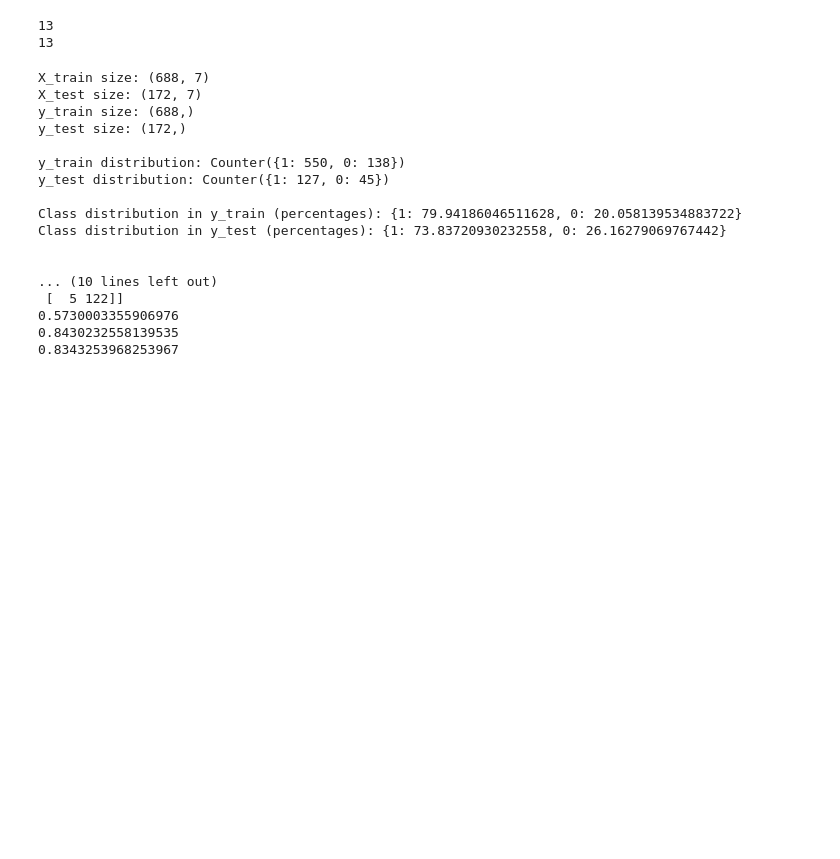
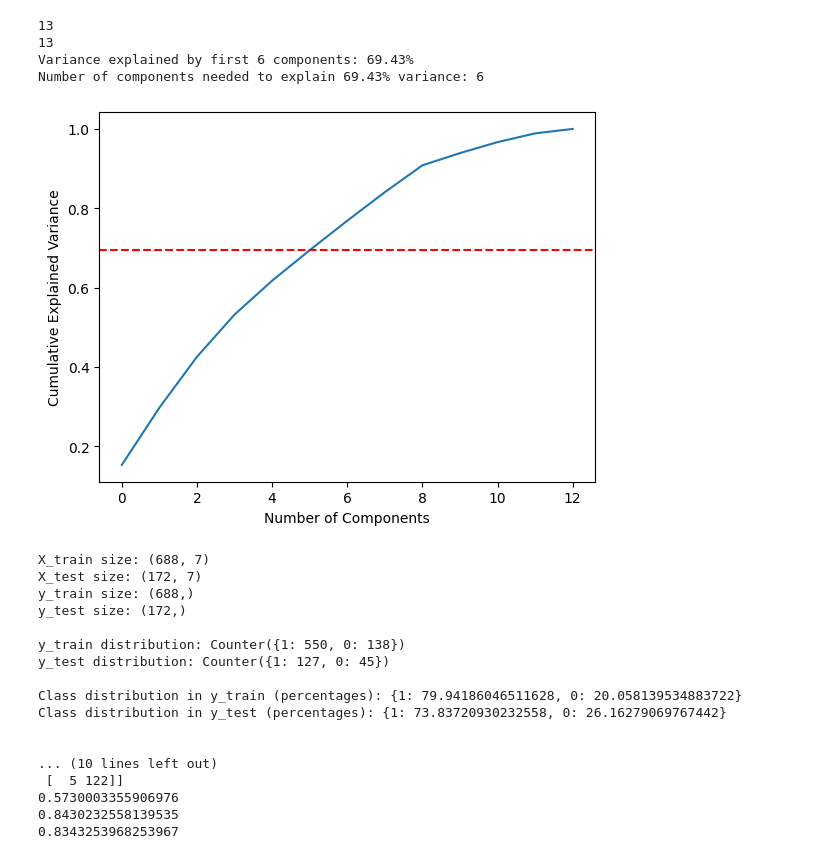
Before and after one commit to WenjieXu793/Agora, a Jupyter notebook: Model_Training/improved_models/RandomForestClassifier-Final-XWJNEW.ipynb, the cells around one changed output. Drawn from its saved outputs; the diff is of its cells as text; code cells hidden in the pictures; blank space fills up the shorter version.

```diff
--- a/Model_Training/improved_models/RandomForestClassifier-Final-XWJNEW.ipynb
+++ b/Model_Training/improved_models/RandomForestClassifier-Final-XWJNEW.ipynb
@@ -29,43 +29,58 @@ X2 = training_df[['headline_polarity', 'convo_polarity','forwardEps','bookValue'
         'shortRatio', 'shortPercentOfFloat', 'last2PolarityDeltaConvo', 'last2PolarityDeltaHead','ConversationR2','HeadlinesR2','HeadlinePascal','ConversationPascal']]
 y2 = training_df['Buy']
 # %%
-import os
+import os # This section is used for calculating the principal components, creating visuals for them and exporting them to a file.
 num_comp = 13
 scaler = StandardScaler()
 pc = scaler.fit_transform(X2)
 
 pca = PCA(n_components=num_comp)
 pc = pca.fit_transform(pc)
+
+cumulative_variance = np.cumsum(pca.explained_variance_ratio_)
+num_required_components = np.argmax(cumulative_variance >= 0.6943) + 1
 
 components = pd.DataFrame(
     pca.components_,
     columns=X2.columns,
     index=[f"PC{i+1}" for i in range(pca.n_components_)]
 )
 
 components.to_csv("pca_components_XTrain.csv", index=True)
 print(len(components.columns.tolist()))
 print(len(components.iloc[0].tolist()))
+variance_explained = np.sum(pca.explained_variance_ratio_[:6])
+print(f"Variance explained by first {6} components: {variance_explained:.2%}")
+print(f"Number of components needed to explain 69.43% variance: {num_required_components}")
 
 output_dir = "./PCGraphs"
 os.makedirs(output_dir, exist_ok=True)
 
 for i in range(num_comp):
     plt.figure(figsize=(10, 6))
     plt.bar(components.columns, components.iloc[i])  # change iloc to see different PC#
     plt.title("Feature Contributions to PC" + str(i+1))
     plt.xlabel("Features")
     plt.ylabel("Contribution")
     plt.xticks(rotation=90)
     plt.tight_layout()
 
     # Save the figure to the directory
     save_path = os.path.join(output_dir, f"PC{i+1}.png")
     plt.savefig(save_path)
 
     # Clear the current plot to avoid overlapping plots in the next iteration
     plt.close()
+
+plt.plot(cumulative_variance)
+plt.axhline(y=0.6943, color='r', linestyle='--')
+plt.xlabel('Number of Components')
+plt.ylabel('Cumulative Explained Variance')
+plt.show()
 # %% [output]
 13
 13
+Variance explained by first 6 components: 69.43%
+Number of components needed to explain 69.43% variance: 6
+[figure, added]
 # %%
```
Also changed, not shown: parts of 5 cells of this notebook, 9 other files.
